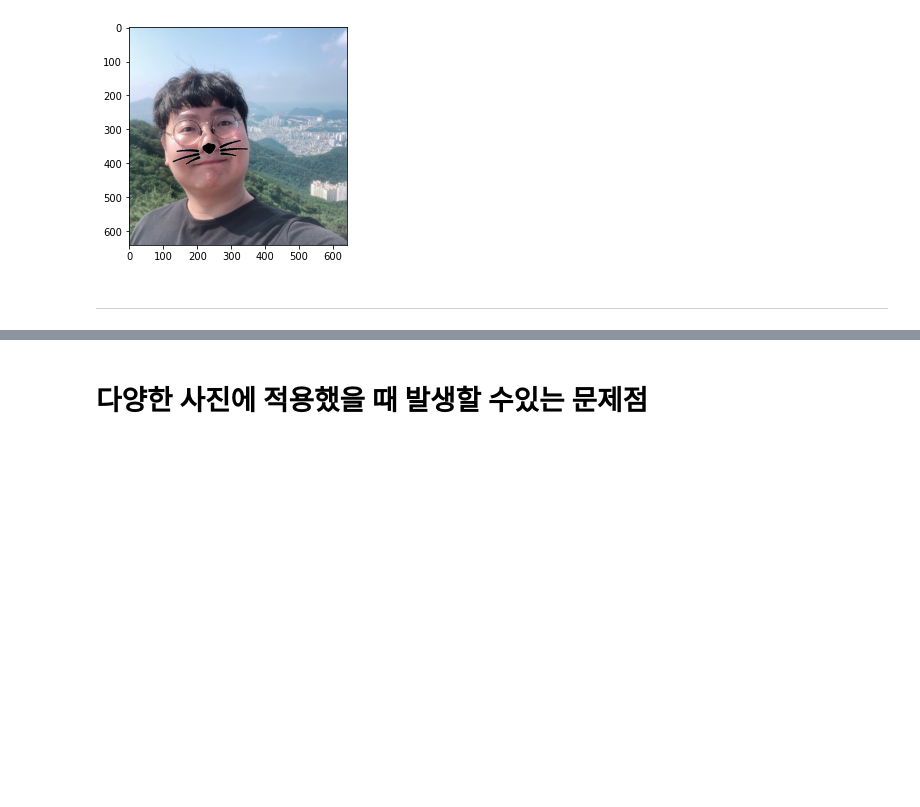
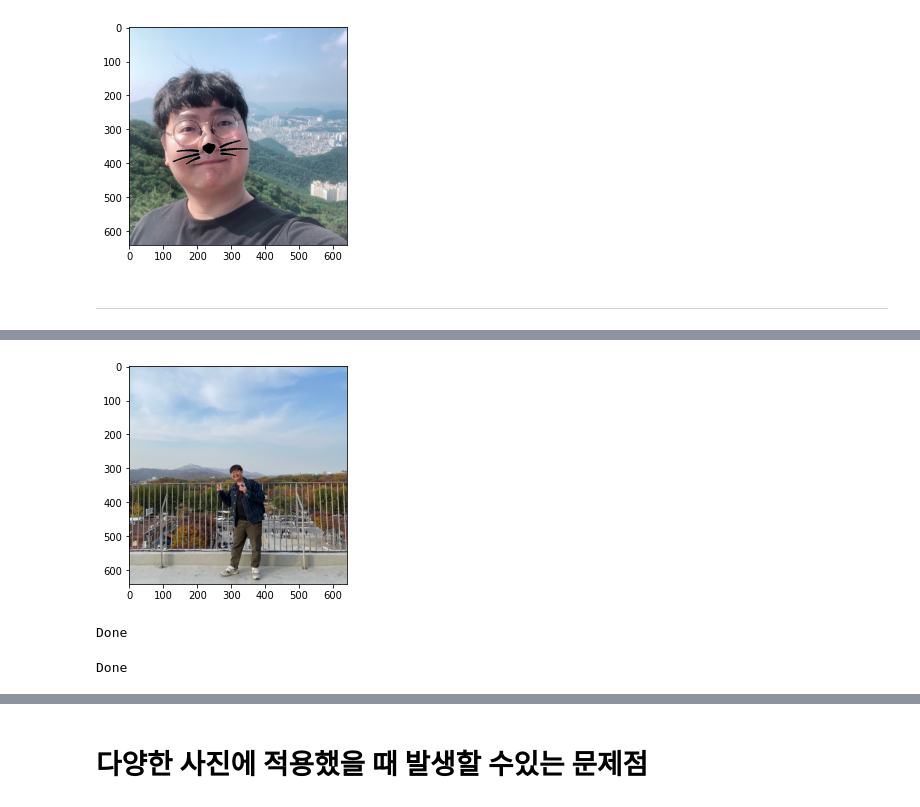
Before and after one commit to donghyundavidchoi/AIFFEL, a Jupyter notebook: Exploration_03.ipynb, the cells around one changed output, grey strips where cells are left out. Saved outputs shown, nothing was run; the diff lists cells and outputs as text; code cells hidden in the pictures; blank space fills up the shorter version.

```diff
--- a/Exploration_03.ipynb
+++ b/Exploration_03.ipynb
@@ -193,0 +215,17 @@ plt.show()
+# %%
+img_rgb = cv2.cvtColor(img_bgr, cv2.COLOR_BGR2RGB)
+plt.imshow(img_rgb)
+plt.show()
+# %% [output]
+[figure, added]
+# %%
+detector_hog = dlib.get_frontal_face_detector()
+print("Done")
+# %% [output]
+Done
+# %%
+img_rgb = cv2.cvtColor(img_bgr, cv2.COLOR_BGR2RGB)
+dlib_rects = detector_hog(img_rgb, 1)
+print("Done")
+# %% [output]
+Done
```
Also changed, not shown: parts of 54 cells of this notebook.
